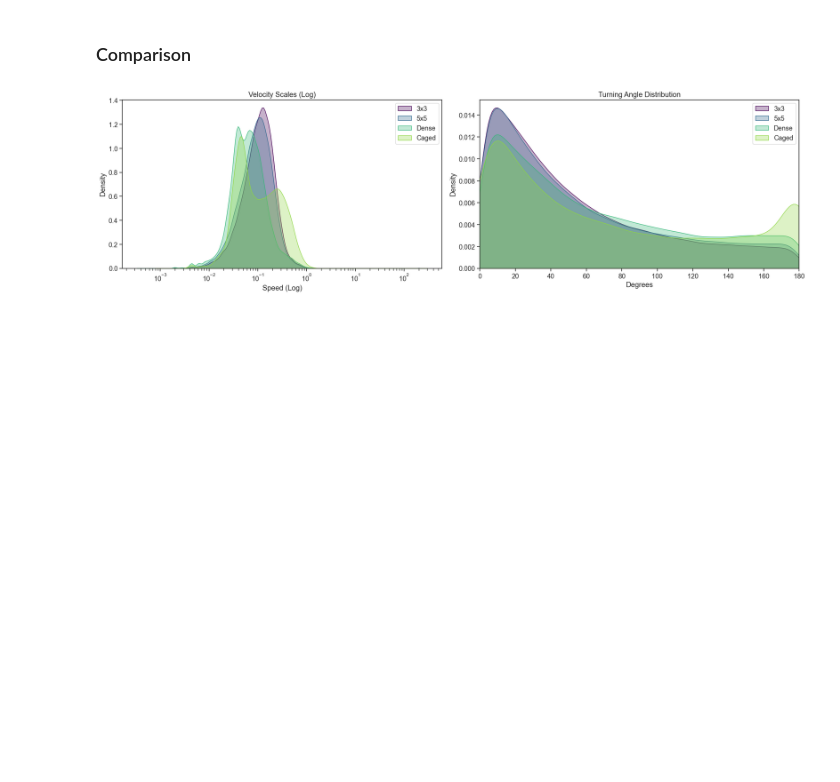
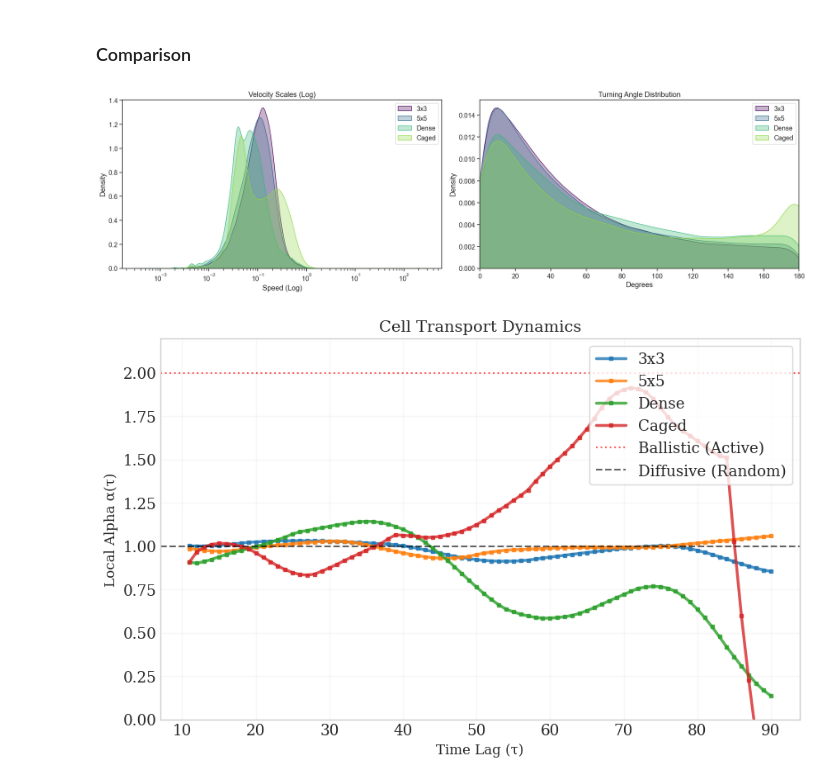
Before and after one commit to VictoriousGladiator/NaturalComputing, a Jupyter notebook: A1/analysis/analysis.ipynb, the cells around one changed output. Drawn from its saved outputs; the diff is of its cells as text; code cells hidden in the pictures; blank space fills up the shorter version.

```diff
--- a/A1/analysis/analysis.ipynb
+++ b/A1/analysis/analysis.ipynb
@@ -49,8 +69,9 @@ def prepare_data(path):
 
 def prepare_multiple_runs(paths):
     dfs = []
-    for path in paths:
+    for i, path in enumerate(paths):
         df = prepare_data(path)
+        df['unique_id'] = f"{i}_" + df['cellid'].astype(str)
         dfs.append(df)
 
     return pd.concat(dfs, ignore_index=True)
@@ -115,3 +236,57 @@ results = {
 plot_analysis(results)
 # %% [output]
 [figure]
+# %%
+def plot_local_alpha(results_dict, window=5):
+    plt.figure(figsize=(10, 6))
+
+    colors = {'3x3': '#1f77b4', '5x5': '#ff7f0e', 'Dense': '#2ca02c', 'Caged': '#d62728'}
+
+    for label, df in results_dict.items():
+        df_clean = df.dropna(subset=['centroid_x', 'centroid_y']).sort_values(['unique_id', 'timesteps'])
+
+        all_msds = []
+        for _, group in df_clean.groupby('unique_id'):
+            if len(group) < 20: continue
+            coords = group[['centroid_x', 'centroid_y']].values
+            n = len(coords)
+            res = np.zeros(n)
+            for tau in range(1, n):
+                diff = coords[tau:] - coords[:-tau]
+                res[tau] = np.mean(np.sum(diff**2, axis=1))
+            all_msds.append(res)
+
+        if not all_msds: continue
+        max_len = max(len(x) for x in all_msds)
+        padded = np.array([np.pad(x, (0, max_len - len(x)), constant_values=np.nan) for x in all_msds])
+        mean_msd = np.nanmean(padded, axis=0)
+        tau = np.arange(len(mean_msd))
+        mask = (tau > 0) & (mean_msd > 0)
+        log_tau = np.log(tau[mask])
+        log_msd = np.log(mean_msd[mask])
+        local_alphas = []
+        tau_centers = []
+
+        for i in range(len(log_tau) - window):
+            x_win = log_tau[i : i + window]
+            y_win = log_msd[i : i + window]
+            slope, _ = np.polyfit(x_win, y_win, 1)
+            local_alphas.append(slope)
+            tau_centers.append(tau[mask][i + window // 2])
+        plt.plot(tau_centers[:80], local_alphas[:80], label=label,
+                 color=colors.get(label), lw=2.5, marker='s', markersize=3, alpha=0.8)
+
+    plt.axhline(2, color='red', linestyle=':', alpha=0.6, label='Ballistic (Active)')
+    plt.axhline(1, color='black', linestyle='--', alpha=0.6, label='Diffusive (Random)')
+
+    plt.ylim(0, 2.2)
+    plt.xlabel('Time Lag (τ)', fontsize=12)
+    plt.ylabel('Local Alpha α(τ)', fontsize=12)
+    plt.title('Cell Transport Dynamics', fontsize=14)
+    plt.legend(loc='upper right', frameon=True)
+    plt.grid(True, which="both", alpha=0.15)
+    plt.show()
+
+plot_local_alpha(results, window=20)
+# %% [output]
+[figure, added]
```
Also changed, not shown: parts of 15 cells of this notebook.
